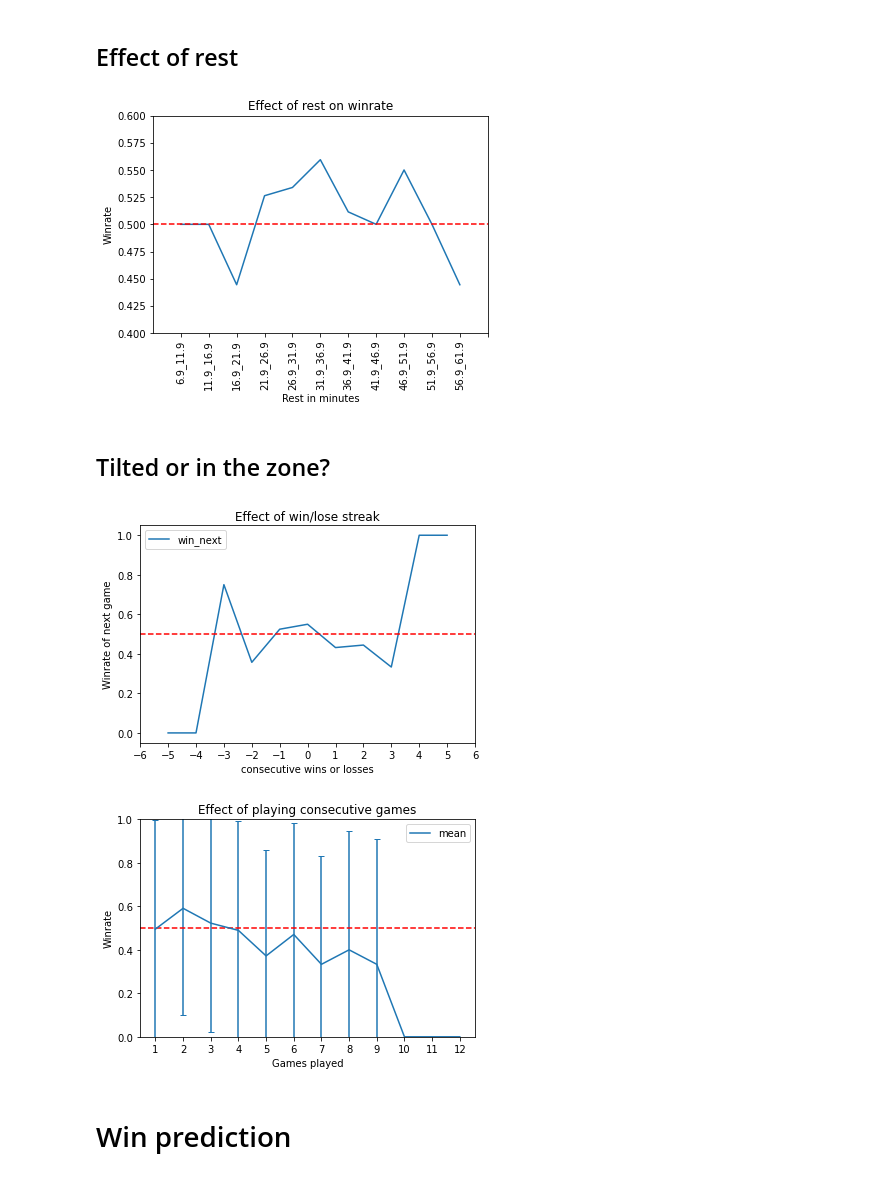
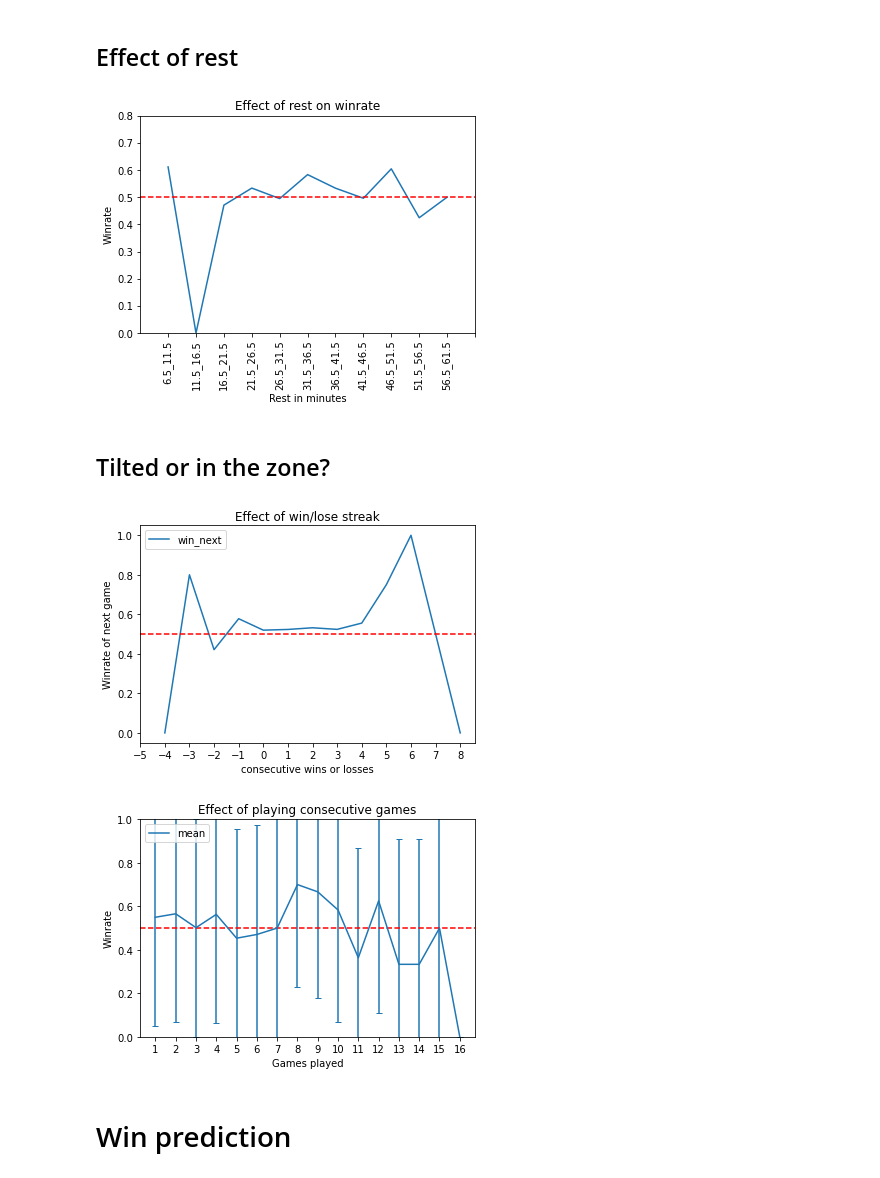
Before and after one commit to ryandamen/tilt, a Jupyter notebook: src/tilt.ipynb, the cells around one changed output. Drawn from its saved outputs; the diff is of its cells as text; code cells hidden in the pictures.

```diff
--- a/src/tilt.ipynb
+++ b/src/tilt.ipynb
@@ -300,0 +391,4 @@ def filt_matches(matches_data, max_rest, min_streak):
+# %%
+
+for data, loc in zip(["streak_info", "nostreak_info"], ["streak_loc", "nostreak_loc"]):
+    print(data, loc)
@@ -449,7 +611,7 @@ get_summoner_data(regs=settings["regions"],
 # %%
 # Note: If slow consider storing as a pickle object or just add this to the data collection step
 # Read in the summoner data
-sumo_info_raw_loc = data_dir / "summoner_data_raw.tsv"
+sumo_info_raw_loc = data_dir / "summoner_data_streak_raw.tsv"
 sumo_info_raw = pd.read_csv(sumo_info_raw_loc, sep = "\t")
 
 # Preprocessing
@@ -458,6 +620,6 @@ sumo_info = prep_data(sumo_info_raw, sumo_data_loc)
 
 sumo_info.head()
 
-# TODO: Remove this after the data has been geatehr again after 21-6 (this has been moved to filtering so wont work in prep)
-# Change all values above max_rest to nan
-sumo_info["time_since_last"] = np.where(sumo_info["time_since_last"] >= 3600000 , np.nan, sumo_info["time_since_last"])
+# protagonist subset
+df_prota = sumo_info.loc[sumo_info["prota"]==True].copy()
+df_prota.head()
@@ -527,8 +700,8 @@ plt.show()
 # Rest time vs win rate plot
 
 # Define time bins
-min_time = int(sumo_info.time_since_last.min())
-max_time = int(sumo_info.time_since_last.max())
+min_time = int(df_prota.time_since_last.min())
+max_time = int(df_prota.time_since_last.max())
 block = 300000 # minutes of rest * 60000 = epoch minutes
 rest_bins = np.append(np.arange(min_time, max_time, block), max_time)
 # Labels for bins
@@ -539,56 +712,56 @@ for time in rest_bins:
     labels.append(f"{time_1}_{time_2}")
 labels = labels[0:-1]
 # Bin the data
-sumo_info["rest_bins"] = pd.cut(sumo_info["time_since_last"], rest_bins, labels=labels, include_lowest=True)
+df_prota["rest_bins"] = pd.cut(df_prota["time_since_last"], rest_bins, labels=labels, include_lowest=True)
 
 # Calculate the mean win rate per bin
-df_time_win = sumo_info.groupby("rest_bins")["win"].mean().reset_index()
+df_time_win = df_prota.groupby("rest_bins")["win"].mean().reset_index()
 
 df_time_win
 # Plot the graph
 # Change the X ticks
-levels = len(sumo_info["rest_bins"].unique())
+levels = len(df_prota["rest_bins"].unique())
 x_ticks = np.arange(0, levels + 1, 1)
 # TODO: Error bars use yerr = error,
-# error = sumo_info.groupby("rest_bins")["win"].std()
+# error = df_prota.groupby("rest_bins")["win"].std()
 # Plot
 ax = df_time_win.plot(x="rest_bins",
-                 y="win",
-                 kind="line",
-                 title="Effect of rest on winrate",
-                 legend=False,
-                 xticks=x_ticks,
-                 xlim=[-1, 11],
-                 ylim=[0.4, 0.6],
-                 xlabel="Rest in minutes",
-                 ylabel="Winrate")
+                      y="win",
+                      kind="line",
+                      title="Effect of rest on winrate",
+                      legend=False,
+                      xticks=x_ticks,
+                      xlim=[-1, 11],
+                      ylim=[0, 0.8],
+                      xlabel="Rest in minutes",
+                      ylabel="Winrate")
 # Rotate X_axis label 45 degree
 plt.xticks(rotation=90)
 # Add horizontal line at the 50% winrate
 plt.axhline(y=0.5, linestyle="dashed", color="r")
 plt.show()
 # %% [output]
-[figure, old version]
+[figure, new version]
 # %% [markdown]
 ## Tilted or in the zone?
 # %%
 # Win rate during points a win or lose streak
 # Calculate the number of games won and lost in succesion per groep of games played within max_rest time of one another
-game_streak = sumo_info["streak_id"].diff().ne(0).cumsum()
-sumo_info["consec_wl"] = sumo_info.win.groupby((sumo_info.win != sumo_info.groupby(game_streak)["win"].shift()).cumsum()).cumcount()
+game_streak = df_prota["streak_id"].diff().ne(0).cumsum()
+df_prota["consec_wl"] = df_prota.win.groupby((df_prota.win != df_prota.groupby(game_streak)["win"].shift()).cumsum()).cumcount()
 # Turn streak values negative if the game ended in a loss
-sumo_info.loc[sumo_info.loc[:, "win"] == False, "consec_wl":] *= -1
+df_prota.loc[df_prota.loc[:, "win"] == False, "consec_wl":] *= -1
 # Add if the next game is a win or lose
-sumo_info['win_next'] = sumo_info.groupby(game_streak)["win"].shift(-1, fill_value=np.nan)
+df_prota['win_next'] = df_prota.groupby(game_streak)["win"].shift(-1, fill_value=np.nan)
 # Calculate mean win rate
-df_streak_win = sumo_info.groupby(["consec_wl"])["win_next"].mean().reset_index()
+df_streak_win = df_prota.groupby(["consec_wl"])["win_next"].mean().reset_index()
 # Optional: Calculate mean win rate taking into account their rank. Need to adjut plot then
-# df_streak_win = sumo_info.groupby(["rank", "consec_wl"])["win_next"].mean().reset_index()
+# df_streak_win = df_prota.groupby(["rank", "consec_wl"])["win_next"].mean().reset_index()
 
 # Plot the graph
 # Change the X ticks
-min_num = sumo_info["consec_wl"].min()
-max_num = sumo_info["consec_wl"].max()
+min_num = df_prota["consec_wl"].min()
+max_num = df_prota["consec_wl"].max()
 x_ticks = np.append(np.arange(min_num, max_num, 1), max_num)
 # Plot
 ax = df_streak_win.plot(x="consec_wl",
@@ -603,37 +776,42 @@ ax = df_streak_win.plot(x="consec_wl",
 # Add horizontal line at the 50% winrate
 plt.axhline(y=0.5, linestyle="dashed", color="r")
 plt.show()
+
+
+# show distribution of datapoints of the win streaks
+df_prota['consec_wl'].value_counts()
+# and add eroor bars
 # %% [output]
-[figure, old version]
+[figure, new version]
 # %%
 # TODO: apply this method of error bars and graphs to all others if required
 # Win rates based on played games in a streak
 # Calculate the average win rate of each players first second third etc. game
-sumo_info["game_nr"] = sumo_info.groupby("streak_id")["puuid"].rank(method="first", ascending=True)
-df_win_game = sumo_info.groupby(["game_nr"])["win"].agg([np.mean, np.std]).reset_index()
+df_prota["game_nr"] = df_prota.groupby("streak_id")["puuid"].rank(method="first", ascending=True)
+df_win_game = df_prota.groupby(["game_nr"])["win"].agg([np.mean, np.std]).reset_index()
 
 # Plot the graph
 # Change the X ticks
 max_num = df_win_game["game_nr"].max()
 x_ticks = np.arange(1, max_num + 1, 1)
 # Plot
 ax = df_win_game.plot(x="game_nr",
                       y="mean",
                       kind="line",
                       title="Effect of playing consecutive games",
                       legend=True,
                       xticks=x_ticks,
                       ylim=[0, 1],
                       xlabel="Games played",
                       ylabel="Winrate",
                       yerr="std",
                       capsize=3)
 
 # Add horizontal line at the 50% winrate
 plt.axhline(y=0.5, linestyle="dashed", color="r")
 plt.show()
 # %% [output]
-[figure, old version]
+[figure, new version]
 # %% [markdown]
 # Win prediction
 # %% [markdown]
```
Also changed, not shown: parts of 26 cells of this notebook, 3 other files.
